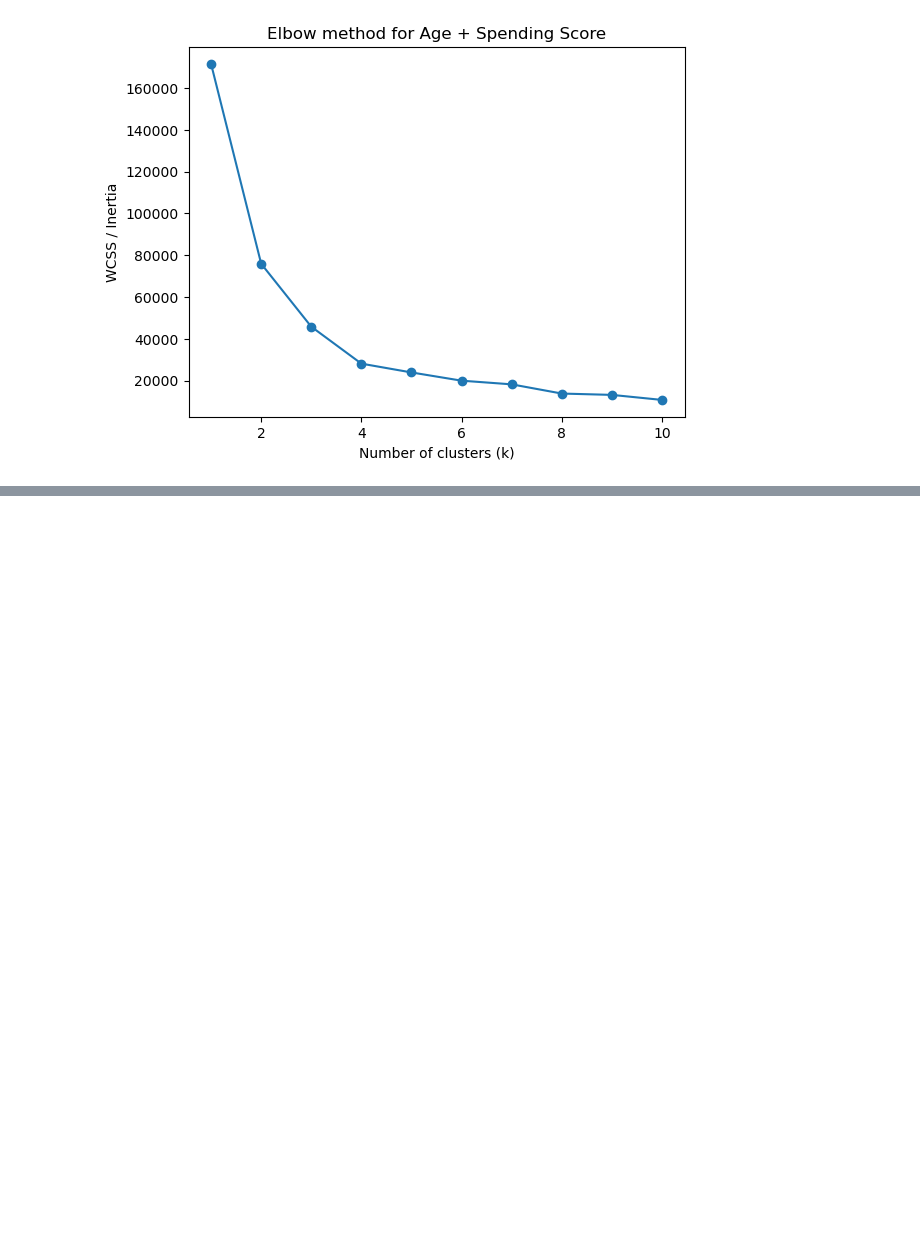
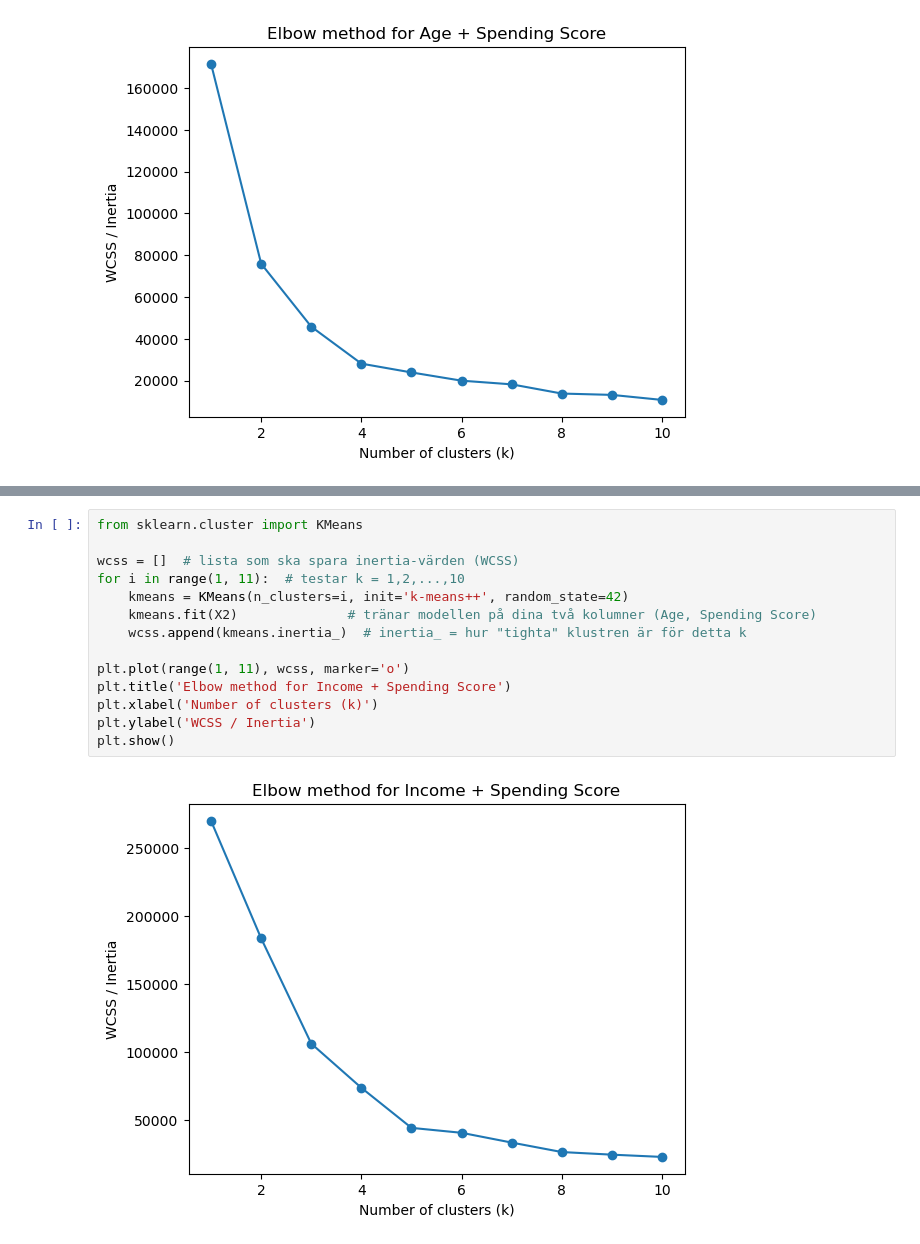
Before and after one commit to Tarish-Tarish/AI-Labb-1, a Jupyter notebook: T1.ipynb, the cells around one changed output, grey strips where cells are left out. Saved outputs shown, nothing was run; the diff lists cells and outputs as text; blank space fills up the shorter version.

```diff
--- a/T1.ipynb
+++ b/T1.ipynb
@@ -150,0 +116,16 @@ plt.show()
+# %%
+from sklearn.cluster import KMeans
+
+wcss = []  # lista som ska spara inertia-värden (WCSS)
+for i in range(1, 11):  # testar k = 1,2,...,10
+    kmeans = KMeans(n_clusters=i, init='k-means++', random_state=42)
+    kmeans.fit(X2)              # tränar modellen på dina två kolumner (Age, Spending Score)
+    wcss.append(kmeans.inertia_)  # inertia_ = hur "tighta" klustren är för detta k
+
+plt.plot(range(1, 11), wcss, marker='o')
+plt.title('Elbow method for Income + Spending Score')
+plt.xlabel('Number of clusters (k)')
+plt.ylabel('WCSS / Inertia')
+plt.show()
+# %% [output]
+[figure, added]
```
Also changed, not shown: parts of 13 cells of this notebook, 3 other files.
